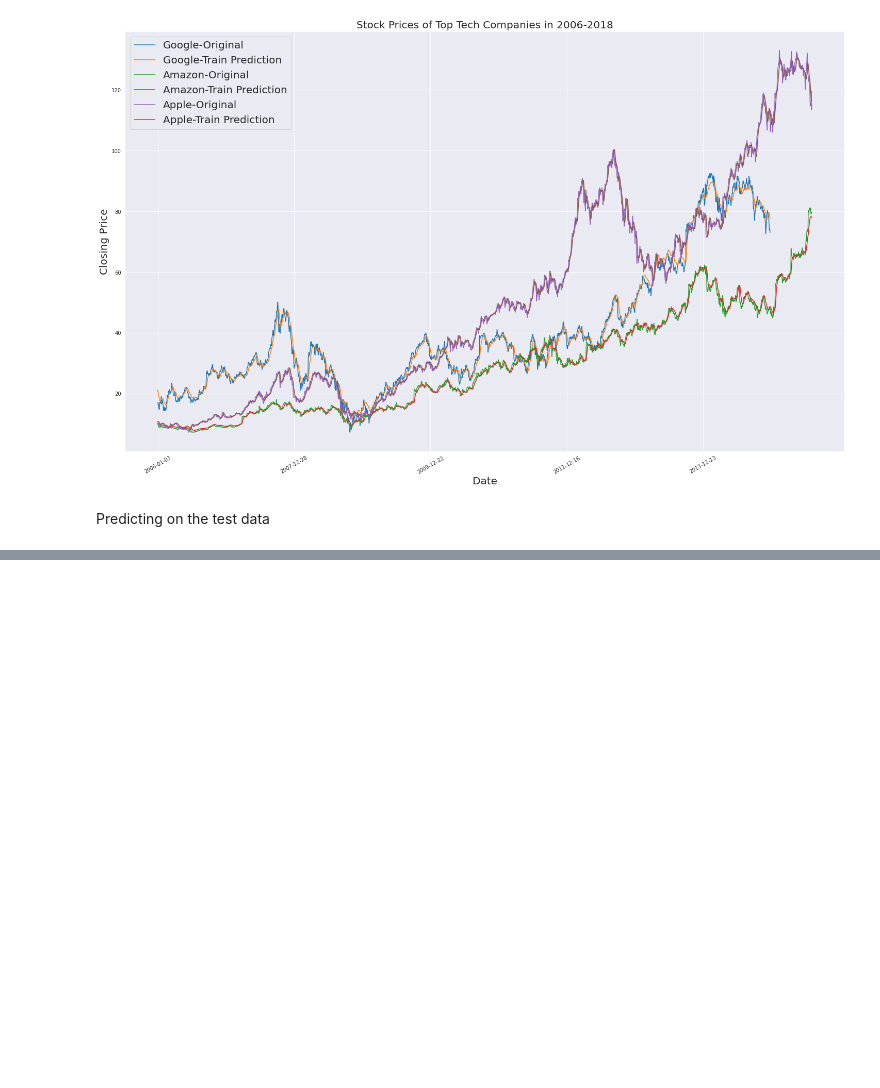
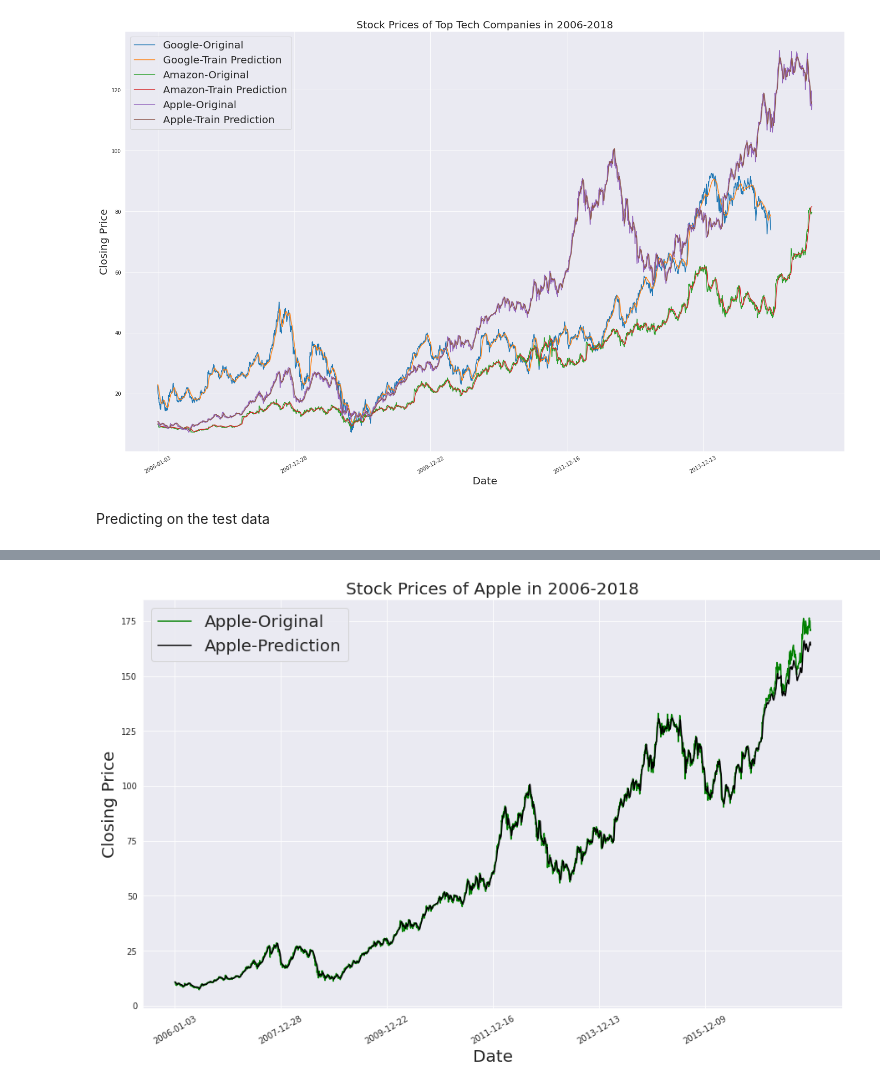
Before and after one commit to shreyas1209/Stock-Market-Prediction, a Jupyter notebook: Stock_Market_Predictions.ipynb, the cells around one changed output, grey strips where cells are left out. Cells and saved outputs as stored; diff of their text form; code cells hidden in the pictures; blank space fills up the shorter version.

```diff
--- a/Stock_Market_Predictions.ipynb
+++ b/Stock_Market_Predictions.ipynb
@@ -223,4 +223,4 @@ Epoch  100 Loss:  0.00016161182429641485 Time:  0.2865395279999916
 # %%
 
-apple_train_pred=train(apple_X_train,apple_y_train,model,loss_func,optimizer,epochs=100)
+apple_train_pred=train(apple_X_train,apple_y_train,model,loss_func,optimizer,epochs=epochs)
 # %% [output]
@@ -340,0 +370,14 @@ plt.show()
+# %%
+sns.set_style("darkgrid")
+plt.figure(figsize = (15,9))
+plt.plot(apple_original,label ='Apple-Original',color = 'green')
+plt.plot(apple_predicted,label ='Apple-Prediction',color='black')
+
+plt.xticks(range(0,google_original.shape[0],500),google_data['Date'].loc[::500],rotation=30)
+plt.legend(prop={'size': 20})
+plt.title("Stock Prices of Apple in 2006-2018",fontdict={'fontsize':20})
+plt.xlabel('Date',fontdict={'fontsize':20})
+plt.ylabel('Closing Price',fontdict={'fontsize':20})
+plt.show()
+# %% [output]
+[figure, added]
```
Also changed, not shown: parts of 13 cells of this notebook.
